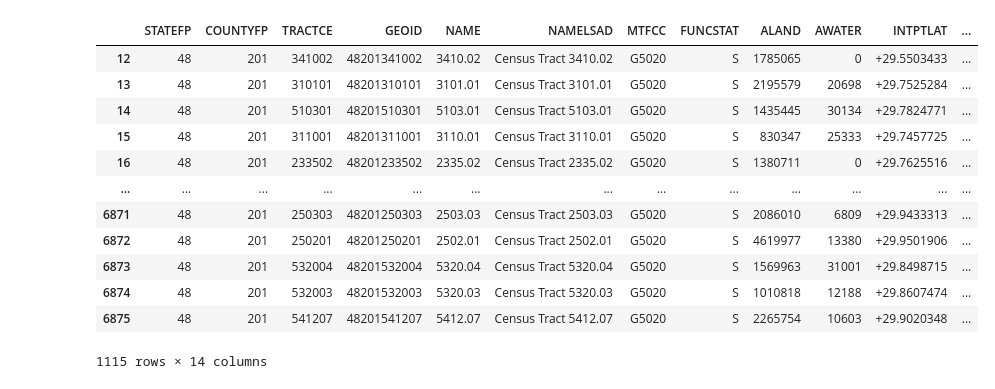
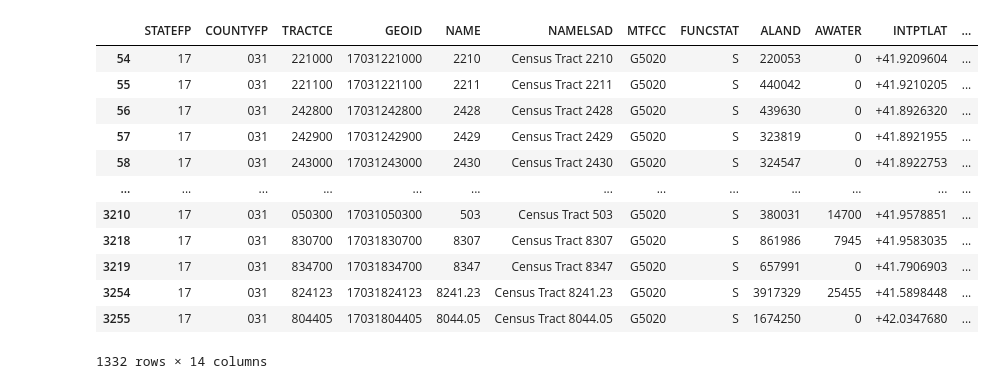
Before and after one commit to aberke/income-race-bikes, a Jupyter notebook: scripts/census_data_processing.ipynb, the cells around one changed output. Cells and saved outputs as stored; diff of their text form; code cells hidden in the pictures.

```diff
--- a/scripts/census_data_processing.ipynb
+++ b/scripts/census_data_processing.ipynb
@@ -2,8 +2,8 @@
 import pandas as pd
 
 # TODO: update for state
-STATE = 'tx'
-YEARS = [str(yr) for yr in range(2018, 2021)]
+STATE = 'il'
+YEARS = [str(yr) for yr in range(2013, 2021)]
 # %%
 """
 File naming convension for ACS 5-year downloads:
@@ -282,45 +249,71 @@ def get_nyc_shapefile():
 
 def get_nyc_county_code(row):
     boro_name = row['boro_name']
     return nyc_boro_to_county_code[boro_name]
 
 
 def get_nyc_geoid(row):
     state_code = NY_STATE_CODE
     county_code = get_nyc_county_code(row)
     tract_code = row['ct2010']
     return str(state_code) + str(county_code) + str(tract_code)
 
 shapefile_df = None
 if STATE == 'ny':
     shapefile_df = get_nyc_shapefile()
     shapefile_attributes = nyc_shapefile_attributes
 elif STATE == 'ma':
     shapefile_filename = get_filepath(STATE) + 'shapefile/boston-brookline-cambridge-somerville-everett.shp'
     shapefile_df = gpd.read_file(shapefile_filename)
     shapefile_attributes = ma_shapefile_attributes
 elif STATE == 'tx':
     shapefile_filename = get_filepath(STATE) + 'shapefiles/tl_2021_48_tract.shp'
     shapefile_df = gpd.read_file(shapefile_filename)
     shapefile_df = shapefile_df.loc[shapefile_df["COUNTYFP"] == '201']
     shapefile_df["AREA"] = shapefile_df["ALAND"].astype(int) + shapefile_df["AWATER"].astype(int)
     shapefile_attributes = hou_shapefile_attributes
+elif STATE == 'dc':
+    shapefile_filename = get_filepath(STATE) + 'shapefile/DC/tl_2021_11_tract.shp'
+    dc_shapefile_df = gpd.read_file(shapefile_filename)
+
+    shapefile_filename = get_filepath(STATE) + 'shapefile/MD/tl_2021_24_tract.shp'
+    md_shapefile_df = gpd.read_file(shapefile_filename)
+    md_shapefile_df1 = md_shapefile_df.loc[md_shapefile_df["COUNTYFP"] == '031']
+    md_shapefile_df2 = md_shapefile_df.loc[md_shapefile_df["COUNTYFP"] == '033']
+    md_shapefile_df = pd.concat([md_shapefile_df1, md_shapefile_df2], axis = 0)
+
+    shapefile_filename = get_filepath(STATE) + 'shapefile/VA/tl_2021_51_tract.shp'
+    va_shapefile_df = gpd.read_file(shapefile_filename)
+    va_shapefile_df1 = va_shapefile_df.loc[va_shapefile_df["COUNTYFP"] == '013']
+    va_shapefile_df2 = va_shapefile_df.loc[va_shapefile_df["COUNTYFP"] == '510']
+    va_shapefile_df = pd.concat([va_shapefile_df1, va_shapefile_df2], axis = 0)
+
+    shapefile_df = pd.concat([dc_shapefile_df, va_shapefile_df, md_shapefile_df], axis = 0)
+    shapefile_df["AREA"] = shapefile_df["ALAND"].astype(int) + shapefile_df["AWATER"].astype(int)
+    shapefile_attributes = hou_shapefile_attributes
+
+elif STATE == 'il':
+    shapefile_filename = get_filepath(STATE) + 'shapefile/tl_2021_17_tract.shp'
+    shapefile_df = gpd.read_file(shapefile_filename)
+    shapefile_df = shapefile_df.loc[shapefile_df["COUNTYFP"] == '031']
+    shapefile_df["AREA"] = shapefile_df["ALAND"].astype(int) + shapefile_df["AWATER"].astype(int)
+    shapefile_attributes = hou_shapefile_attributes
 
 shapefile_df
 # %% [output]
 |  | STATEFP | COUNTYFP | TRACTCE | GEOID | NAME | NAMELSAD | MTFCC | FUNCSTAT | ALAND | AWATER | INTPTLAT | ... |
-| 12 | 48 | 201 | 341002 | 48201341002 | 3410.02 | Census Tract 3410.02 | G5020 | S | 1785065 | 0 | +29.5503433 | ... |
-| 13 | 48 | 201 | 310101 | 48201310101 | 3101.01 | Census Tract 3101.01 | G5020 | S | 2195579 | 20698 | +29.7525284 | ... |
-| 14 | 48 | 201 | 510301 | 48201510301 | 5103.01 | Census Tract 5103.01 | G5020 | S | 1435445 | 30134 | +29.7824771 | ... |
-| 15 | 48 | 201 | 311001 | 48201311001 | 3110.01 | Census Tract 3110.01 | G5020 | S | 830347 | 25333 | +29.7457725 | ... |
-| 16 | 48 | 201 | 233502 | 48201233502 | 2335.02 | Census Tract 2335.02 | G5020 | S | 1380711 | 0 | +29.7625516 | ... |
+| 54 | 17 | 031 | 221000 | 17031221000 | 2210 | Census Tract 2210 | G5020 | S | 220053 | 0 | +41.9209604 | ... |
+| 55 | 17 | 031 | 221100 | 17031221100 | 2211 | Census Tract 2211 | G5020 | S | 440042 | 0 | +41.9210205 | ... |
+| 56 | 17 | 031 | 242800 | 17031242800 | 2428 | Census Tract 2428 | G5020 | S | 439630 | 0 | +41.8926320 | ... |
+| 57 | 17 | 031 | 242900 | 17031242900 | 2429 | Census Tract 2429 | G5020 | S | 323819 | 0 | +41.8921955 | ... |
+| 58 | 17 | 031 | 243000 | 17031243000 | 2430 | Census Tract 2430 | G5020 | S | 324547 | 0 | +41.8922753 | ... |
 | ... | ... | ... | ... | ... | ... | ... | ... | ... | ... | ... | ... | ... |
-| 6871 | 48 | 201 | 250303 | 48201250303 | 2503.03 | Census Tract 2503.03 | G5020 | S | 2086010 | 6809 | +29.9433313 | ... |
-| 6872 | 48 | 201 | 250201 | 48201250201 | 2502.01 | Census Tract 2502.01 | G5020 | S | 4619977 | 13380 | +29.9501906 | ... |
-| 6873 | 48 | 201 | 532004 | 48201532004 | 5320.04 | Census Tract 5320.04 | G5020 | S | 1569963 | 31001 | +29.8498715 | ... |
-| 6874 | 48 | 201 | 532003 | 48201532003 | 5320.03 | Census Tract 5320.03 | G5020 | S | 1010818 | 12188 | +29.8607474 | ... |
-| 6875 | 48 | 201 | 541207 | 48201541207 | 5412.07 | Census Tract 5412.07 | G5020 | S | 2265754 | 10603 | +29.9020348 | ... |
+| 3210 | 17 | 031 | 050300 | 17031050300 | 503 | Census Tract 503 | G5020 | S | 380031 | 14700 | +41.9578851 | ... |
+| 3218 | 17 | 031 | 830700 | 17031830700 | 8307 | Census Tract 8307 | G5020 | S | 861986 | 7945 | +41.9583035 | ... |
+| 3219 | 17 | 031 | 834700 | 17031834700 | 8347 | Census Tract 8347 | G5020 | S | 657991 | 0 | +41.7906903 | ... |
+| 3254 | 17 | 031 | 824123 | 17031824123 | 8241.23 | Census Tract 8241.23 | G5020 | S | 3917329 | 25455 | +41.5898448 | ... |
+| 3255 | 17 | 031 | 804405 | 17031804405 | 8044.05 | Census Tract 8044.05 | G5020 | S | 1674250 | 0 | +42.0347680 | ... |
-1115 rows × 14 columns
+1332 rows × 14 columns
 # %%
 # Map column names and remove columns
 shapefile_cols_to_drop = [col for col in shapefile_df.columns if not col in shapefile_attributes.keys()]
```
Also changed, not shown: parts of 7 cells of this notebook, 18 other files.
